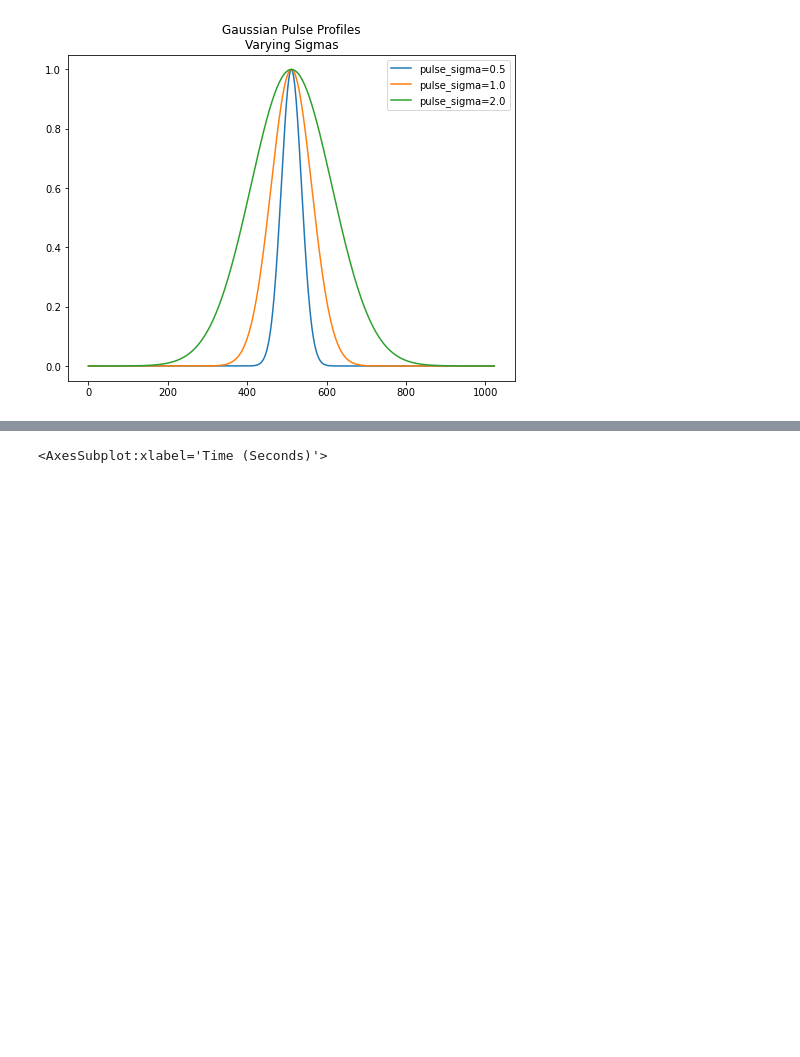
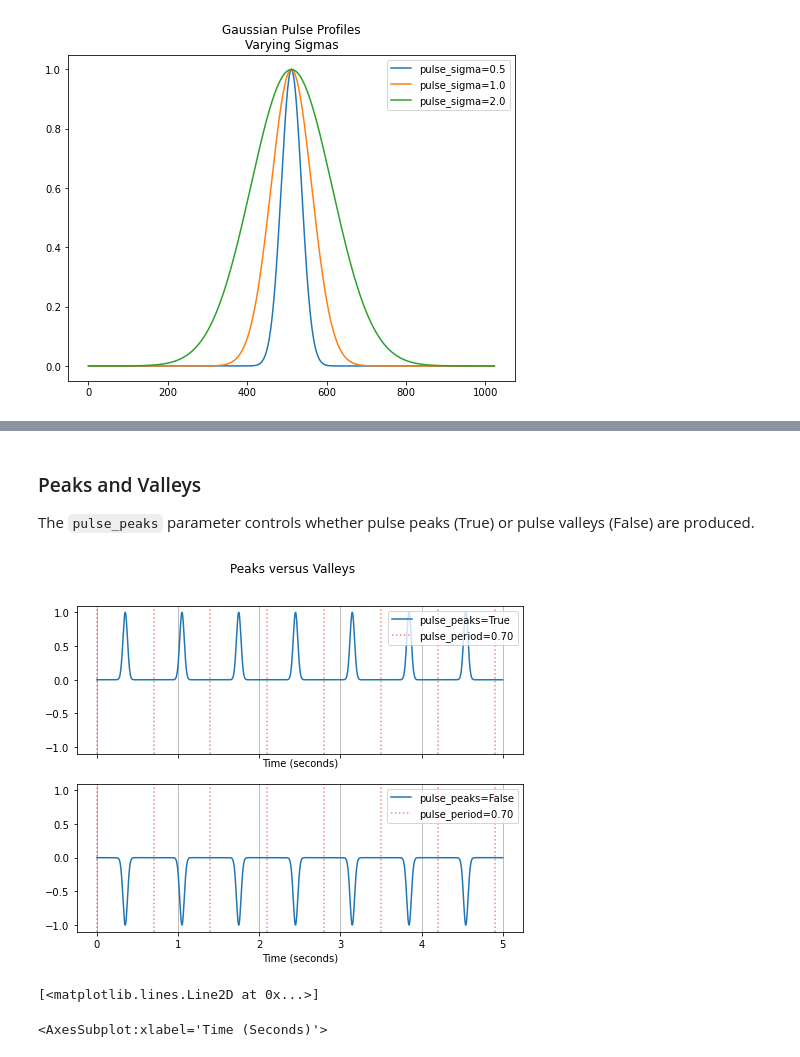
Before and after one commit to kevinmcmanus/signal, a Jupyter notebook: sigdemo.ipynb, the cells around one changed output, grey strips where cells are left out. Cells and saved outputs as stored; diff of their text form; code cells hidden in the pictures; blank space fills up the shorter version.

```diff
--- a/sigdemo.ipynb
+++ b/sigdemo.ipynb
@@ -58,0 +154,33 @@ ZeroDivisionError: float division by zero
+# %% [markdown]
+### Peaks and Valleys
+
+The `pulse_peaks` parameter controls whether pulse peaks (True) or pulse valleys (False) are produced.
+# %%
+#show peaks versus vallyes
+sigdur = 5 # seconds
+tsamp = 1/1024 # default sampling interval
+fig, axs = plt.subplots(ncols=1, nrows=2, figsize=(8,6), sharex=True, sharey=True)
+sigdur = 5
+for pw, ax in zip([True, False],axs.flatten()):
+    xx = np.linspace(0, sigdur, int(sigdur/tsamp))
+
+    pulse = pls.Pulse(pulse_type='gaussian',pulse_width=0.4, pulse_sigma=2,pulse_peaks=pw)
+
+    phase_breaks = np.arange(0,sigdur,pulse.pulse_period)
+    ax.plot(xx, pulse.pulse_signal(tsamp=tsamp,sigdur=sigdur),
+        label = f'pulse_peaks={pw}')
+    for pb in phase_breaks:
+        hdl = ax.axvline(pb, color='red', alpha=0.5, ls=':')
+    handles, labels =ax.get_legend_handles_labels()
+    handles += [hdl]
+    labels += [f'pulse_period={pulse.pulse_period:.2f}']
+    ax.legend(handles, labels, loc='upper right')
+    ax.set_xlabel('Time (seconds)')
+    ax.grid(axis='x')
+zz=fig.suptitle('Peaks versus Valleys')
+# %% [output]
+[figure, added]
+# %%
+handles
+# %% [output]
+[<matplotlib.lines.Line2D at 0x...>]
```
Also changed, not shown: parts of 7 cells of this notebook, 2 other files.
